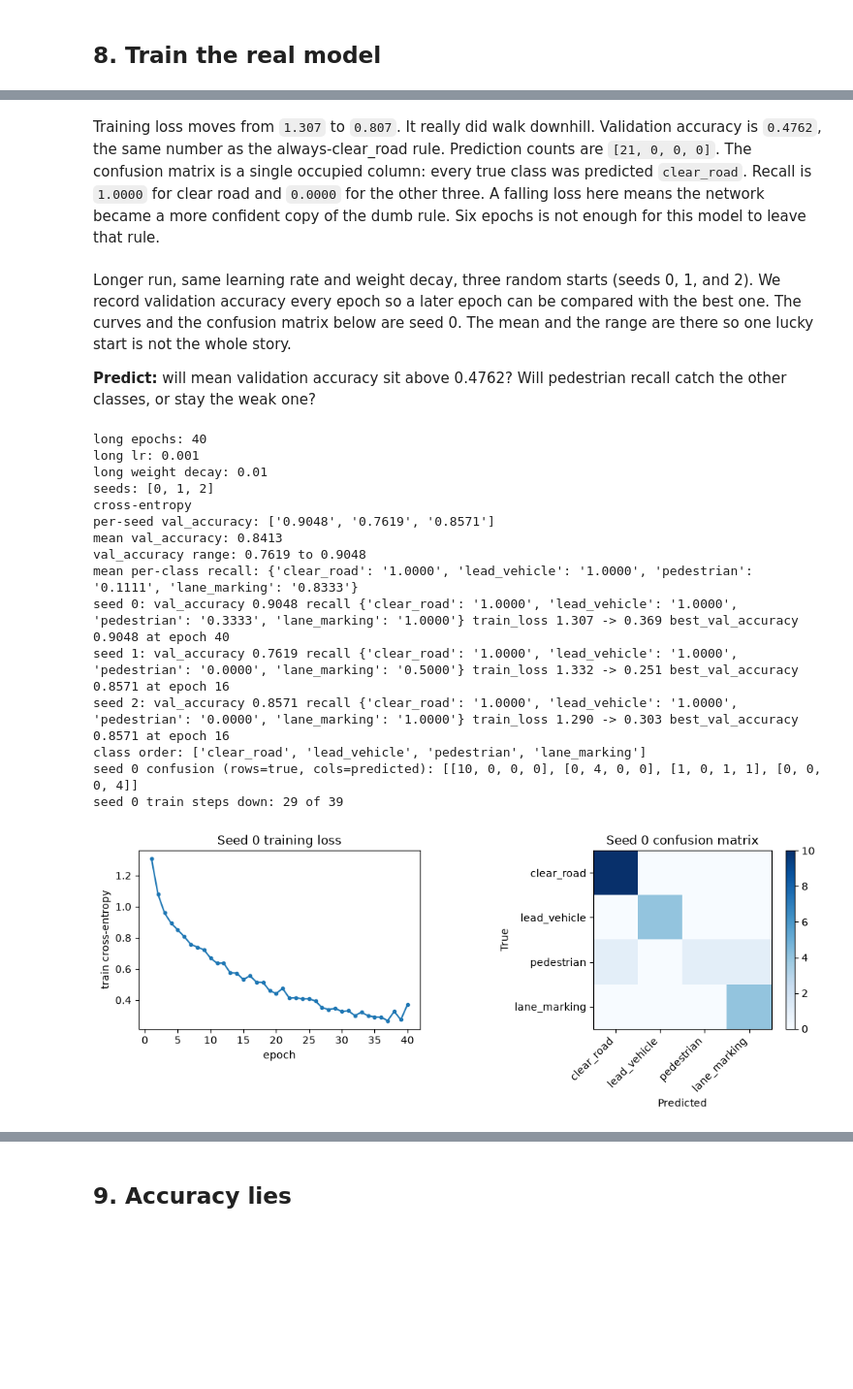
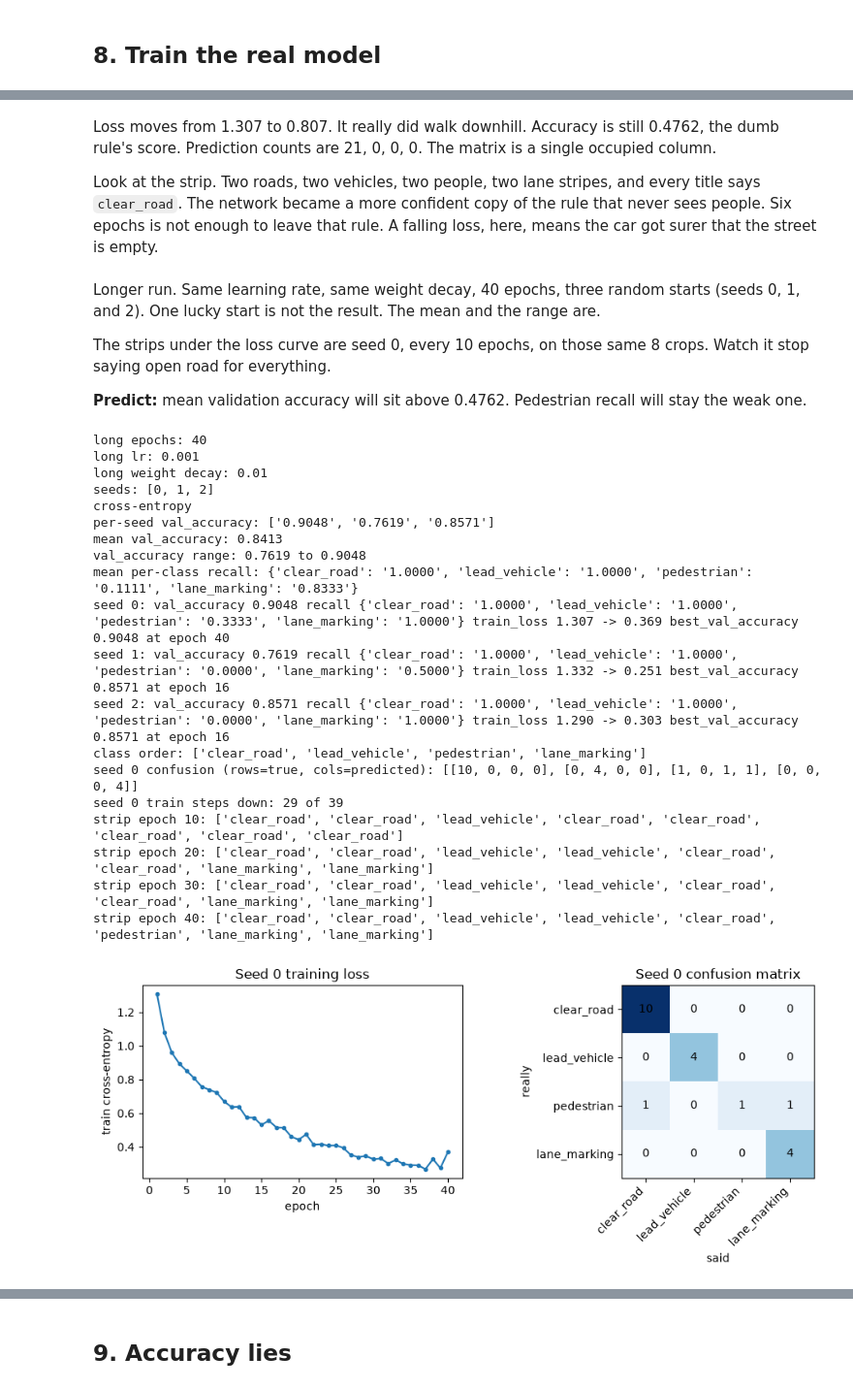
Before and after one commit to vvknyn/self-driving-ai-course, a Jupyter notebook: notebooks/00_driving_ml_gym.ipynb, the cells around one changed output, grey strips where cells are left out. Shown at 97% size. Drawn from its saved outputs; the diff is of its cells as text; code cells hidden in the pictures; blank space fills up the shorter version.

```diff
--- a/notebooks/00_driving_ml_gym.ipynb
+++ b/notebooks/00_driving_ml_gym.ipynb
@@ -464,6 +705,23 @@ edge_v = torch.tensor([
 print("flat patch   horizontal", response(flat, horizontal), "vertical", response(flat, vertical))
 print("bottom edge  horizontal", response(edge_h, horizontal), "vertical", response(edge_h, vertical))
 print("right edge   horizontal", response(edge_v, horizontal), "vertical", response(edge_v, vertical))
+
+fig, axes = plt.subplots(1, 2, figsize=(5.2, 2.6))
+for ax, kernel, title in (
+    (axes[0], horizontal, "horizontal stencil"),
+    (axes[1], vertical, "vertical stencil"),
+):
+    ax.imshow(kernel, cmap="coolwarm", vmin=-1, vmax=1)
+    for i in range(3):
+        for j in range(3):
+            v = float(kernel[i, j])
+            txt = "+1" if v > 0 else ("-1" if v < 0 else "0")
+            ax.text(j, i, txt, ha="center", va="center", fontsize=12)
+    ax.set_title(title)
+    ax.set_xticks([])
+    ax.set_yticks([])
+plt.tight_layout()
+plt.show()
 # %% [output]
 horizontal filter:
 tensor([[-1., -1., -1.],
@@ -657,9 +964,13 @@ short confusion (rows=true, cols=predicted): [[10, 0, 0, 0], [4, 0, 0, 0], [3, 0
 # %% [markdown]
-Training loss moves from `1.307` to `0.807`. It really did walk downhill. Validation accuracy is `0.4762`, the same number as the always-clear_road rule. Prediction counts are `[21, 0, 0, 0]`. The confusion matrix is a single occupied column: every true class was predicted `clear_road`. Recall is `1.0000` for clear road and `0.0000` for the other three. A falling loss here means the network became a more confident copy of the dumb rule. Six epochs is not enough for this model to leave that rule.
+Loss moves from 1.307 to 0.807. It really did walk downhill. Accuracy is still 0.4762, the dumb rule's score. Prediction counts are 21, 0, 0, 0. The matrix is a single occupied column.
+
+Look at the strip. Two roads, two vehicles, two people, two lane stripes, and every title says `clear_road`. The network became a more confident copy of the rule that never sees people. Six epochs is not enough to leave that rule. A falling loss, here, means the car got surer that the street is empty.
 # %% [markdown]
-Longer run, same learning rate and weight decay, three random starts (seeds 0, 1, and 2). We record validation accuracy every epoch so a later epoch can be compared with the best one. The curves and the confusion matrix below are seed 0. The mean and the range are there so one lucky start is not the whole story.
+Longer run. Same learning rate, same weight decay, 40 epochs, three random starts (seeds 0, 1, and 2). One lucky start is not the result. The mean and the range are.
 
-**Predict:** will mean validation accuracy sit above 0.4762? Will pedestrian recall catch the other classes, or stay the weak one?
+The strips under the loss curve are seed 0, every 10 epochs, on those same 8 crops. Watch it stop saying open road for everything.
+
+**Predict:** mean validation accuracy will sit above 0.4762. Pedestrian recall will stay the weak one.
 # %%
 keep_inline()
 LONG_EPOCHS = 40
@@ -680,10 +991,16 @@ def train_seeds(criterion, epochs, lr, weight_decay, seeds=(0, 1, 2)):
         train_losses = []
         val_accs = []
         last = None
-        for _ in range(epochs):
+        preview = mixed_preview(val_loader) if seed == 0 else None
+        strip_preds = {}
+        for epoch in range(epochs):
             train_losses.append(train_epoch(model, train_loader, opt, criterion, device))
             last = evaluate(model, val_loader, cross_entropy_loss, device, 4)
             val_accs.append(last[1])
+            if preview is not None and (epoch + 1) % 10 == 0:
+                model.eval()
+                with torch.no_grad():
+                    strip_preds[epoch + 1] = model(preview[0]).argmax(dim=-1).tolist()
         val_loss, val_acc, recalls = last
         best_i = int(np.argmax(val_accs))
         cm = np.zeros((4, 4), dtype=np.int64)
@@ -703,6 +1020,8 @@ def train_seeds(criterion, epochs, lr, weight_decay, seeds=(0, 1, 2)):
             "best_epoch": best_i + 1,
             "best_acc": val_accs[best_i],
             "cm": cm,
+            "preview": preview,
+            "strip_preds": strip_preds,
         })
     return runs
 
@@ -732,42 +1051,60 @@ down = sum(
     for i in range(len(seed0["train_losses"]) - 1)
 )
 print("seed 0 train steps down:", down, "of", len(seed0["train_losses"]) - 1)
+for epoch, preds in seed0["strip_preds"].items():
+    print(f"strip epoch {epoch}:", [CLASS_NAMES[i] for i in preds])
 
 metrics_ce = {
     "val_accuracy": seed0["acc"],
     "per_class_recall": {CLASS_NAMES[i]: seed0["recalls"][i] for i in range(4)},
 }
 model_ce = seed0["model"]
 val_loader = seed0["val_loader"]
 
 fig, axes = plt.subplots(1, 2, figsize=(10, 4))
 axes[0].plot(range(1, LONG_EPOCHS + 1), seed0["train_losses"], marker="o", ms=3)
 axes[0].set_xlabel("epoch")
 axes[0].set_ylabel("train cross-entropy")
 axes[0].set_title("Seed 0 training loss")
-im = axes[1].imshow(seed0["cm"], cmap="Blues")
-axes[1].set_xticks(range(4), CLASS_NAMES, rotation=45, ha="right")
-axes[1].set_yticks(range(4), CLASS_NAMES)
-axes[1].set_xlabel("Predicted")
-axes[1].set_ylabel("True")
-axes[1].set_title("Seed 0 confusion matrix")
-fig.colorbar(im, ax=axes[1], fraction=0.046)
+draw_cm(axes[1], seed0["cm"], "Seed 0 confusion matrix")
 plt.tight_layout()
 plt.show()
+
+px, py = seed0["preview"]
+epochs_shown = sorted(seed0["strip_preds"])
+fig, axes = plt.subplots(len(epochs_shown), 8, figsize=(12, 6.4))
+for row, epoch in enumerate(epochs_shown):
+    preds = seed0["strip_preds"][epoch]
+    for col in range(8):
+        ax = axes[row, col]
+        ax.imshow(px[col].permute(1, 2, 0).numpy().clip(0, 1))
+        ok = preds[col] == int(py[col])
+        ax.set_title(CLASS_NAMES[preds[col]], fontsize=7, color="#1b7f3a" if ok else "#b33")
+        ax.set_xticks([])
+        ax.set_yticks([])
+        if col == 0:
+            ax.set_ylabel(f"epoch {epoch}", fontsize=8)
+fig.suptitle("Seed 0 on the same 8 crops. Green means the name matches.", fontsize=11)
+plt.tight_layout()
+plt.show()
 # %% [output]
 long epochs: 40
 long lr: 0.001
 long weight decay: 0.01
 seeds: [0, 1, 2]
 cross-entropy
 per-seed val_accuracy: ['0.9048', '0.7619', '0.8571']
 mean val_accuracy: 0.8413
 val_accuracy range: 0.7619 to 0.9048
 mean per-class recall: {'clear_road': '1.0000', 'lead_vehicle': '1.0000', 'pedestrian': '0.1111', 'lane_marking': '0.8333'}
 seed 0: val_accuracy 0.9048 recall {'clear_road': '1.0000', 'lead_vehicle': '1.0000', 'pedestrian': '0.3333', 'lane_marking': '1.0000'} train_loss 1.307 -> 0.369 best_val_accuracy 0.9048 at epoch 40
 seed 1: val_accuracy 0.7619 recall {'clear_road': '1.0000', 'lead_vehicle': '1.0000', 'pedestrian': '0.0000', 'lane_marking': '0.5000'} train_loss 1.332 -> 0.251 best_val_accuracy 0.8571 at epoch 16
 seed 2: val_accuracy 0.8571 recall {'clear_road': '1.0000', 'lead_vehicle': '1.0000', 'pedestrian': '0.0000', 'lane_marking': '1.0000'} train_loss 1.290 -> 0.303 best_val_accuracy 0.8571 at epoch 16
 class order: ['clear_road', 'lead_vehicle', 'pedestrian', 'lane_marking']
 seed 0 confusion (rows=true, cols=predicted): [[10, 0, 0, 0], [0, 4, 0, 0], [1, 0, 1, 1], [0, 0, 0, 4]]
 seed 0 train steps down: 29 of 39
+strip epoch 10: ['clear_road', 'clear_road', 'lead_vehicle', 'clear_road', 'clear_road', 'clear_road', 'clear_road', 'clear_road']
+strip epoch 20: ['clear_road', 'clear_road', 'lead_vehicle', 'lead_vehicle', 'clear_road', 'clear_road', 'lane_marking', 'lane_marking']
+strip epoch 30: ['clear_road', 'clear_road', 'lead_vehicle', 'lead_vehicle', 'clear_road', 'clear_road', 'lane_marking', 'lane_marking']
+strip epoch 40: ['clear_road', 'clear_road', 'lead_vehicle', 'lead_vehicle', 'clear_road', 'pedestrian', 'lane_marking', 'lane_marking']
-[figure, old version]
+[figure, new version]
```
Also changed, not shown: parts of 78 cells of this notebook.
